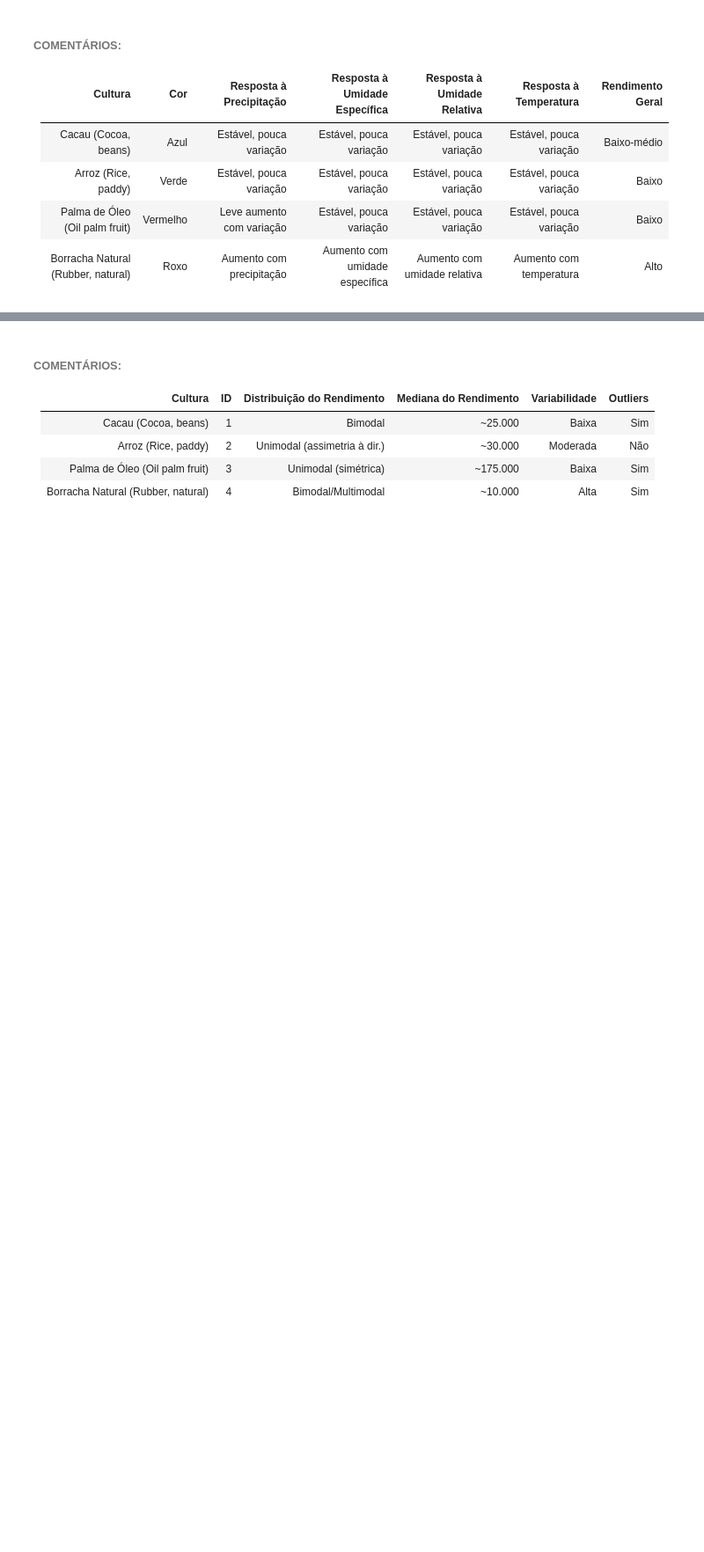
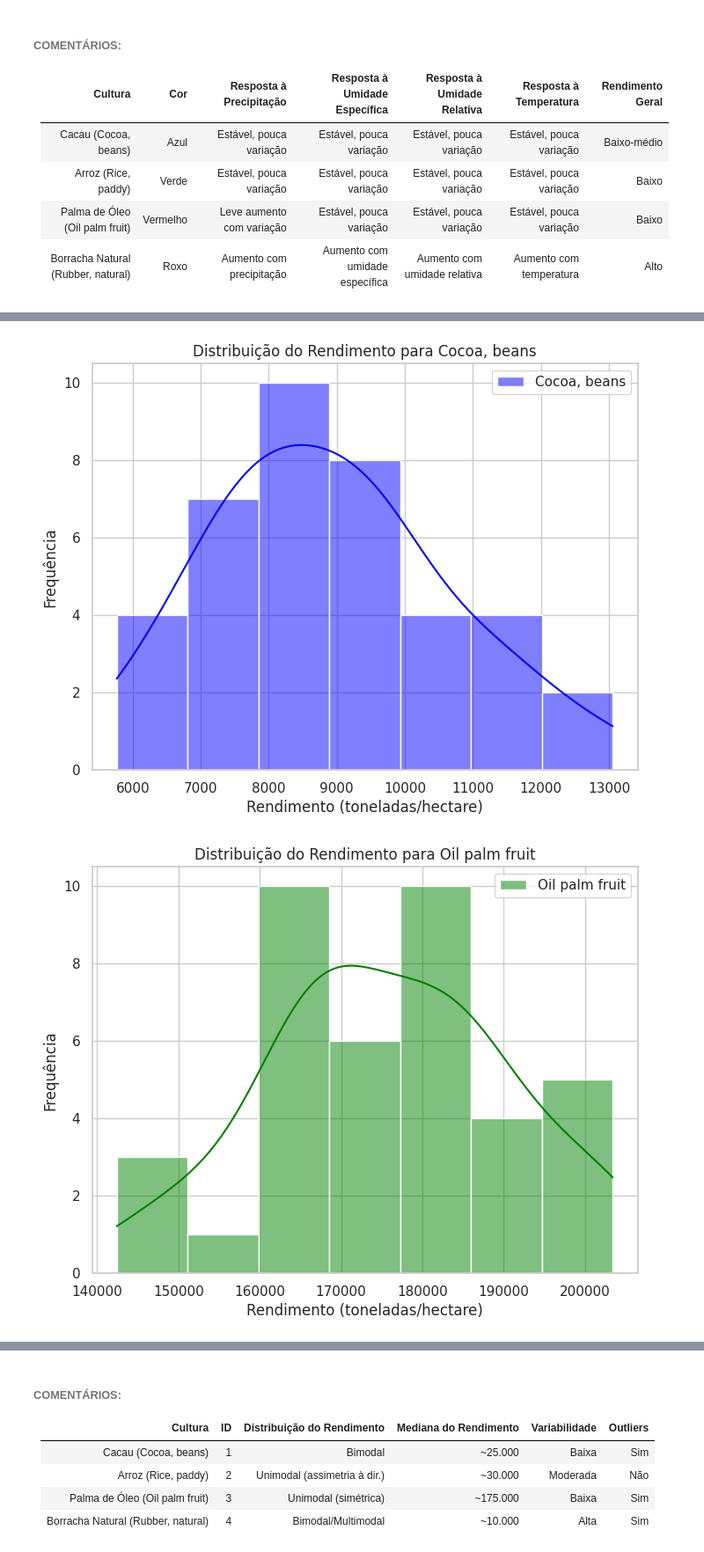
Before and after one commit to Ioiofmanzali/FIAP-FASE5CAP1-FARMETCHBAERADACLOUDCOMPUTING, a Jupyter notebook: entregavel1.1.ipynb, the cells around one changed output, grey strips where cells are left out. Shown at 88% size. Saved outputs shown, nothing was run; the diff lists cells and outputs as text; code cells hidden in the pictures; blank space fills up the shorter version.

```diff
--- a/entregavel1.1.ipynb
+++ b/entregavel1.1.ipynb
@@ -268,34 +371,46 @@ plt.show()
 # criados novos gráficos separados para melhor visualização dos dados
 
 sns.set(style="whitegrid")
 
 crops = df['Crop'].unique()
 
+# Define a mapping of crop IDs to names for color selection
+crop_names = {
+    1: 'Cocoa, beans',
+    2: 'Rice, paddy',
+    3: 'Oil palm fruit',
+    4: 'Rubber, natural'
+}
 
 colors = {
     'Cocoa, beans': 'blue',
     'Oil palm fruit': 'green',
     'Rice, paddy': 'orange',
     'Rubber, natural': 'red'
 }
 
 # 1. Histogramas
 for crop in crops:
     plt.figure(figsize=(8, 6))
     crop_data = df[df['Crop'] == crop]
-    sns.histplot(crop_data['Yield'], kde=True, color=colors[crop], label=crop)
-    plt.title(f'Distribuição do Rendimento para {crop}')
+    # Use crop_names to get the crop name for color selection
+    sns.histplot(crop_data['Yield'], kde=True, color=colors[crop_names[crop]], label=crop_names[crop])
+    plt.title(f'Distribuição do Rendimento para {crop_names[crop]}')
     plt.xlabel('Rendimento (toneladas/hectare)')
     plt.ylabel('Frequência')
     plt.legend()
     plt.show()
 
 # 2. Boxplots
 for crop in crops:
     plt.figure(figsize=(8, 6))
     crop_data = df[df['Crop'] == crop]
-    sns.boxplot(x='Crop', y='Yield', data=crop_data, color=colors[crop], showfliers=True)
-    plt.title(f'Boxplot do Rendimento para {crop}')
+    # Use crop_names to get the crop name for color selection
+    sns.boxplot(x='Crop', y='Yield', data=crop_data, color=colors[crop_names[crop]], showfliers=True)
+    plt.title(f'Boxplot do Rendimento para {crop_names[crop]}')
     plt.xlabel('Cultura')
     plt.ylabel('Rendimento (toneladas/hectare)')
     plt.show()
+# %% [output]
+[figure, added]
+[figure, added]
```
Also changed, not shown: parts of 26 cells of this notebook.
